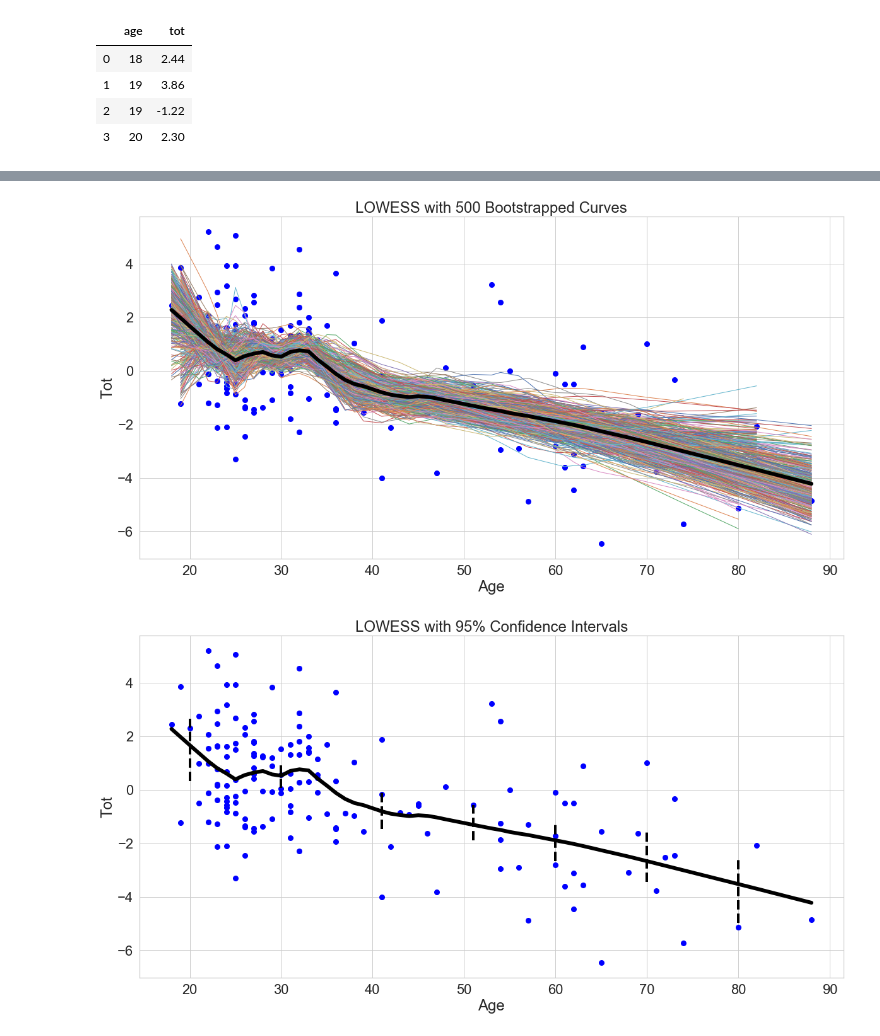
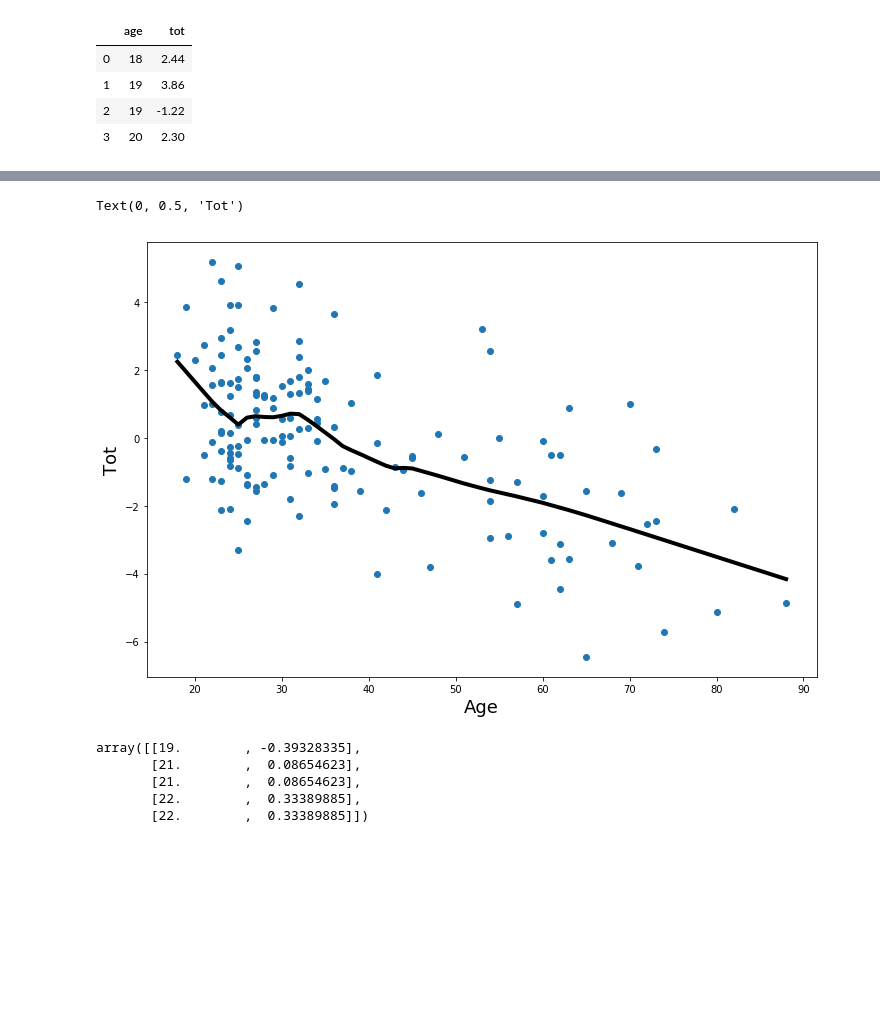
Before and after one commit to aaron-christopher-jones/regression-strategies, a Jupyter notebook: lowess_nonparametric_regression.ipynb, the cells around one changed output, grey strips where cells are left out. Cells and saved outputs as stored; diff of their text form; code cells hidden in the pictures; blank space fills up the shorter version.

```diff
--- a/lowess_nonparametric_regression.ipynb
+++ b/lowess_nonparametric_regression.ipynb
@@ -52,40 +46,37 @@ plt.show()
+# %%
+fig, ax = plt.subplots(figsize=(12,8))
+
+ax.scatter(df.age, df.tot)
+ax.plot(preds[:, 0], preds[:, 1], c='k', lw=4)
+
+ax.set_xlabel('Age', size=18)
+ax.set_ylabel('Tot', size=18)
+# %% [output]
+Text(0, 0.5, 'Tot')
+[figure, added]
 # %%
+# create B bootstrapped lowess lines by resampling the data with replacement
+
 it = 0
-B = 500
+B = 5000
 
-boot = pd.DataFrame({'age': [], 'tot': [], 'nboot': []})
+lboots = []
 while it < B:
-    idx_resampled = np.random.choice(np.array(range(n)), size=n, replace=True)
-    df_new = df.iloc[idx_resampled]
-    df_new.sort_values(by=['age'], inplace=True)
-
-    x_new = df_new.age.values
-    y_new = df_new.tot.values
-
-    ypred_new = sm.nonparametric.lowess(y_new, x_new, frac=1/4., return_sorted=False)
+    indices = np.random.choice(np.array(range(n)), size=n, replace=True)
+    dfnew = df.iloc[indices]
+    preds = lowess(dfnew.tot, dfnew.age, frac=1/3.)
 
     # nan values are possible depending on the resampling
-    if np.isnan(ypred_new).sum() == 0:
-        tmp = pd.DataFrame({'age': x_new, 'tot': ypred_new, 'nboot': [it] * n})
-        boot = pd.concat([boot, tmp], ignore_index=True)
+    if np.isnan(preds).sum() == 0:
+        lboots.append(preds)
         it += 1
     else:
         pass
 
-boot['nboot'] = boot['nboot'].astype('int')
+lboots[0][:5]
+# %% [output]
+array([[19.        , -0.39328335],
+       [21.        ,  0.08654623],
+       [21.        ,  0.08654623],
+       [22.        ,  0.33389885],
+       [22.        ,  0.33389885]])
-# %%
-plt.plot(x, y, 'o', c='blue', ms=8)
-
-for idx in range(B):
-    tmp = boot[boot['nboot'] == idx]
-    xb = tmp.age.values
-    yb = tmp.tot.values
-    plt.plot(xb, yb, '-', lw=1)
-
-plt.plot(x, ypred, '-', c='black', lw=6)
-plt.xlabel('Age')
-plt.ylabel('Tot')
-plt.title('LOWESS with {} Bootstrapped Curves'.format(B))
-plt.show()
-# %% [output]
-[figure, removed]
@@ -104,15 +82,0 @@ for a in [20, 30, 41, 51, 60, 70, 80]:
-# %%
-plt.plot(x, y, 'o', c='blue', ms=8)
-
-for idx in range(ages.shape[0]):
-    tmp = ages.iloc[idx]
-    plt.plot([tmp.age, tmp.age], [tmp.lower, tmp.upper],
-             '--', c='black', lw=4)
-
-plt.plot(x, ypred, '-', c='black', lw=6)
-plt.xlabel('Age')
-plt.ylabel('Tot')
-plt.title('LOWESS with 95% Confidence Intervals')
-plt.show()
-# %% [output]
-[figure, removed]
```
Also changed, not shown: parts of 17 cells of this notebook.
